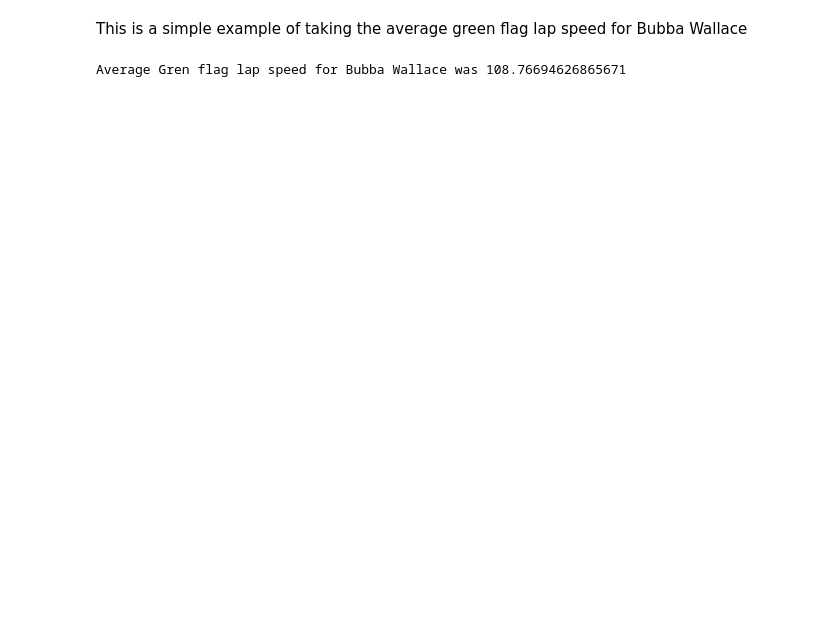
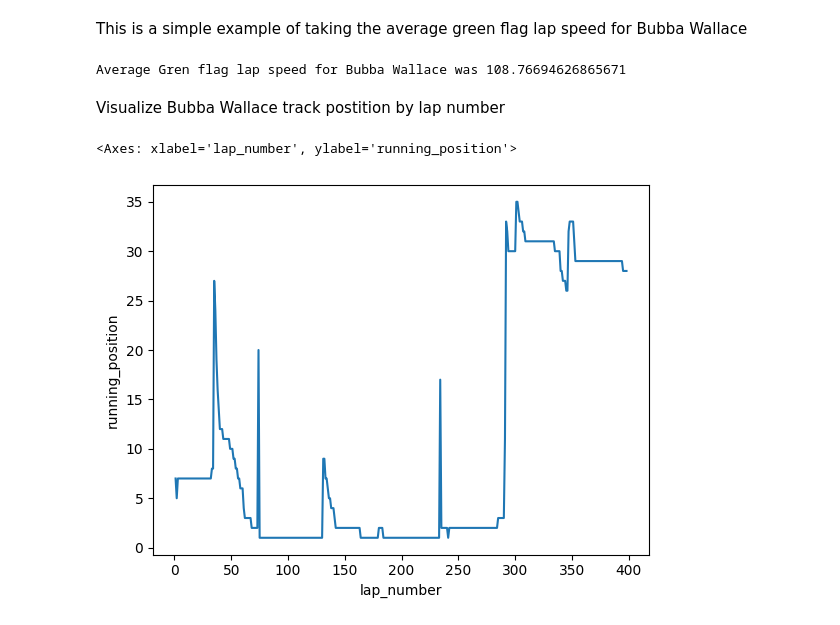
Before and after one commit to sieloffs/NASCAR-Analytics, a Jupyter notebook: Richmond.ipynb, the cells around one changed output. Drawn from its saved outputs; the diff is of its cells as text; code cells hidden in the pictures; blank space fills up the shorter version.

```diff
--- a/Richmond.ipynb
+++ b/Richmond.ipynb
@@ -19,3 +20,11 @@ Avg = Bubba['lap_speed'].mean()
 print("Average Gren flag lap speed for Bubba Wallace was " + str(Avg))
 # %% [output]
 Average Gren flag lap speed for Bubba Wallace was 108.76694626865671
+# %% [markdown]
+Visualize Bubba Wallace track postition by lap number
+# %%
+import seaborn as sns
+sns.lineplot(data=df[df['driver_name']=='Bubba Wallace'], x='lap_number', y='running_position')
+# %% [output]
+<Axes: xlabel='lap_number', ylabel='running_position'>
+[figure, added]
```
Also changed, not shown: parts of 1 cell of this notebook.
